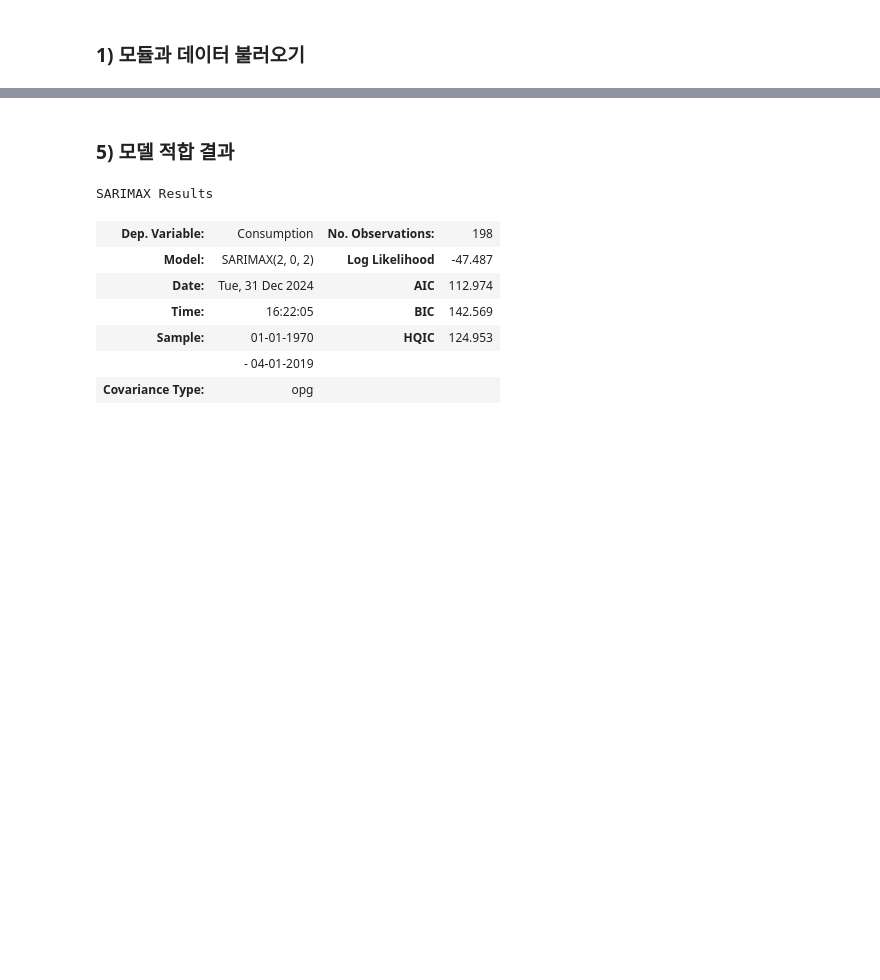
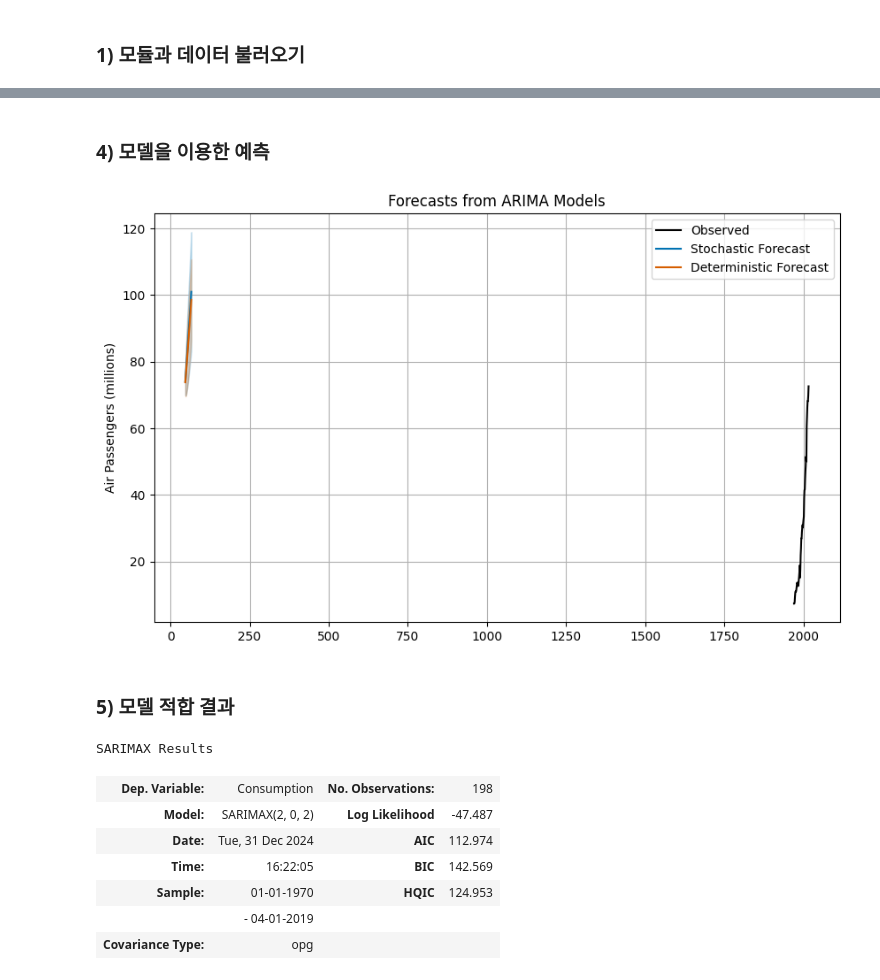
Before and after one commit to safeai-snu/Econometrics, a Jupyter notebook: Ch.4.2.ARIMAX_with_Trend.ipynb, the cells around one changed output, grey strips where cells are left out. Cells and saved outputs as stored; diff of their text form; code cells hidden in the pictures; blank space fills up the shorter version.

```diff
--- a/Ch.4.2.ARIMAX_with_Trend.ipynb
+++ b/Ch.4.2.ARIMAX_with_Trend.ipynb
@@ -104,0 +59,7 @@ result
+# %%
+#결정적 추세 모델 적합
+time_trend = np.arange(len(aus_airpassengers))
+model_deterministic = SARIMAX(aus_airpassengers['Passengers'], exog=time_trend, order=(1, 0, 0), trend='n', simple_differencing=False)
+fit_deterministic = model_deterministic.fit(disp=False)
+
+fit_deterministic.summary()
@@ -104,0 +85,6 @@ result
+# %%
+#확률적 추세 모델 적합
+model_stochastic = SARIMAX(aus_airpassengers['Passengers'], order=(0, 1, 0), trend='c', simple_differencing=False)
+fit_stochastic = model_stochastic.fit(disp=False)
+
+fit_stochastic.summary()
@@ -105,3 +109,40 @@ result
+# %% [markdown]
+### 4) 모델을 이용한 예측
+# %%
+#결정적 추세 모델 예측
+future_trend = np.arange(len(aus_airpassengers), len(aus_airpassengers) + 20)
+forecast_deterministic = fit_deterministic.get_forecast(steps=20, exog=future_trend)
+forecast_deterministic_mean = forecast_deterministic.predicted_mean
+forecast_deterministic_ci = forecast_deterministic.conf_int(alpha=0.05)
+
+#확률적 추세 모델 예측
+forecast_stochastic = fit_stochastic.get_forecast(steps=20)
+forecast_stochastic_mean = forecast_stochastic.predicted_mean
+forecast_stochastic_ci = forecast_stochastic.conf_int(alpha=0.05)
+
+#예측 시각화
+plt.figure(figsize=(10, 6))
+plt.plot(aus_airpassengers.index, aus_airpassengers['Passengers'], label='Observed', color='black')
+
+plt.plot(forecast_stochastic_mean.index, forecast_stochastic_mean, label='Stochastic Forecast', color='#0072B2')
+plt.fill_between(forecast_stochastic_mean.index,
+                 forecast_stochastic_ci.iloc[:, 0],
+                 forecast_stochastic_ci.iloc[:, 1],
+                 color='#0072B2', alpha=0.2)
+
+plt.plot(forecast_deterministic_mean.index, forecast_deterministic_mean, label='Deterministic Forecast', color='#D55E00')
+plt.fill_between(forecast_deterministic_mean.index,
+                 forecast_deterministic_ci.iloc[:, 0],
+                 forecast_deterministic_ci.iloc[:, 1],
+                 color='#D55E00', alpha=0.2)
+
+plt.ylabel('Air Passengers (millions)')
+plt.title('Forecasts from ARIMA Models')
+plt.legend()
+plt.grid(True)
+plt.show()
+# %% [output]
+[figure, added]
 # %% [markdown]
 ### 5) 모델 적합 결과
 # %%
```
Also changed, not shown: parts of 16 cells of this notebook, 5 other files.
